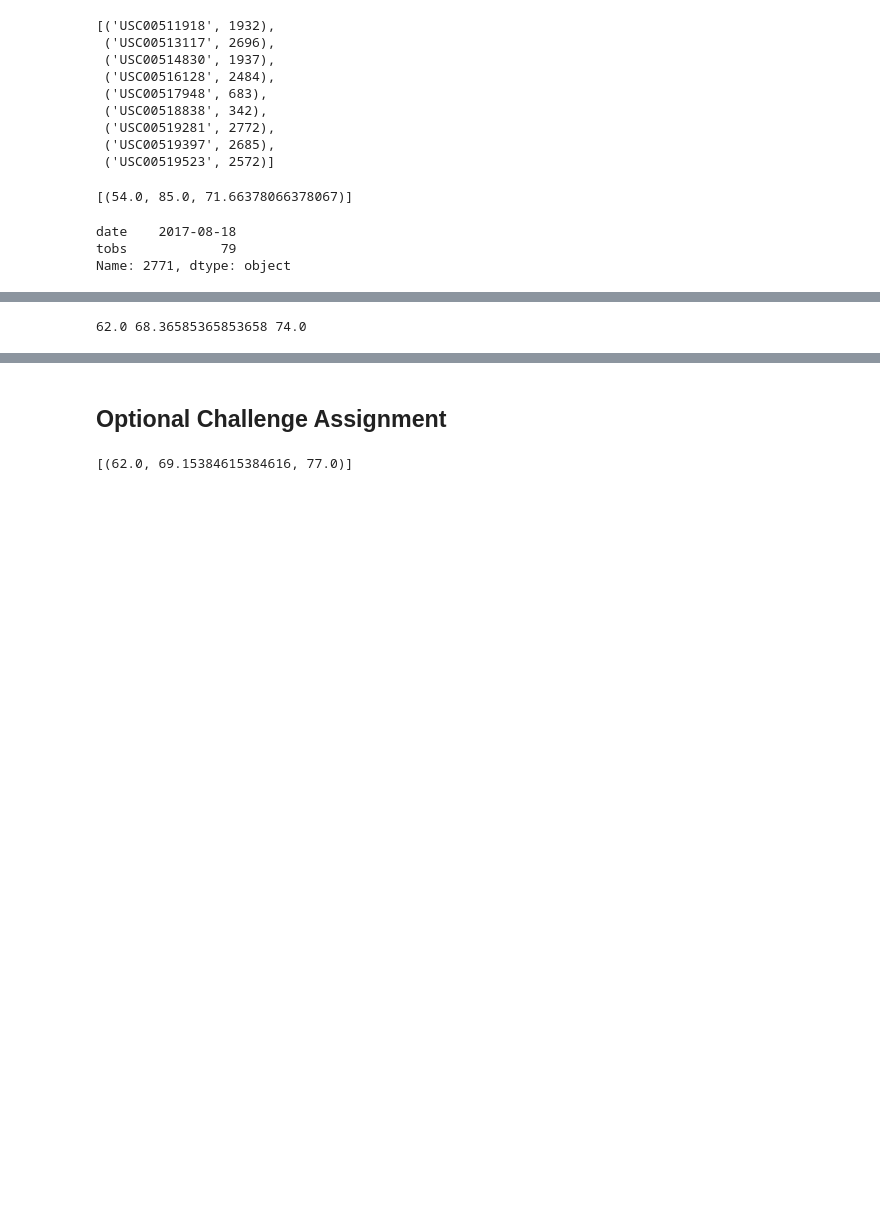
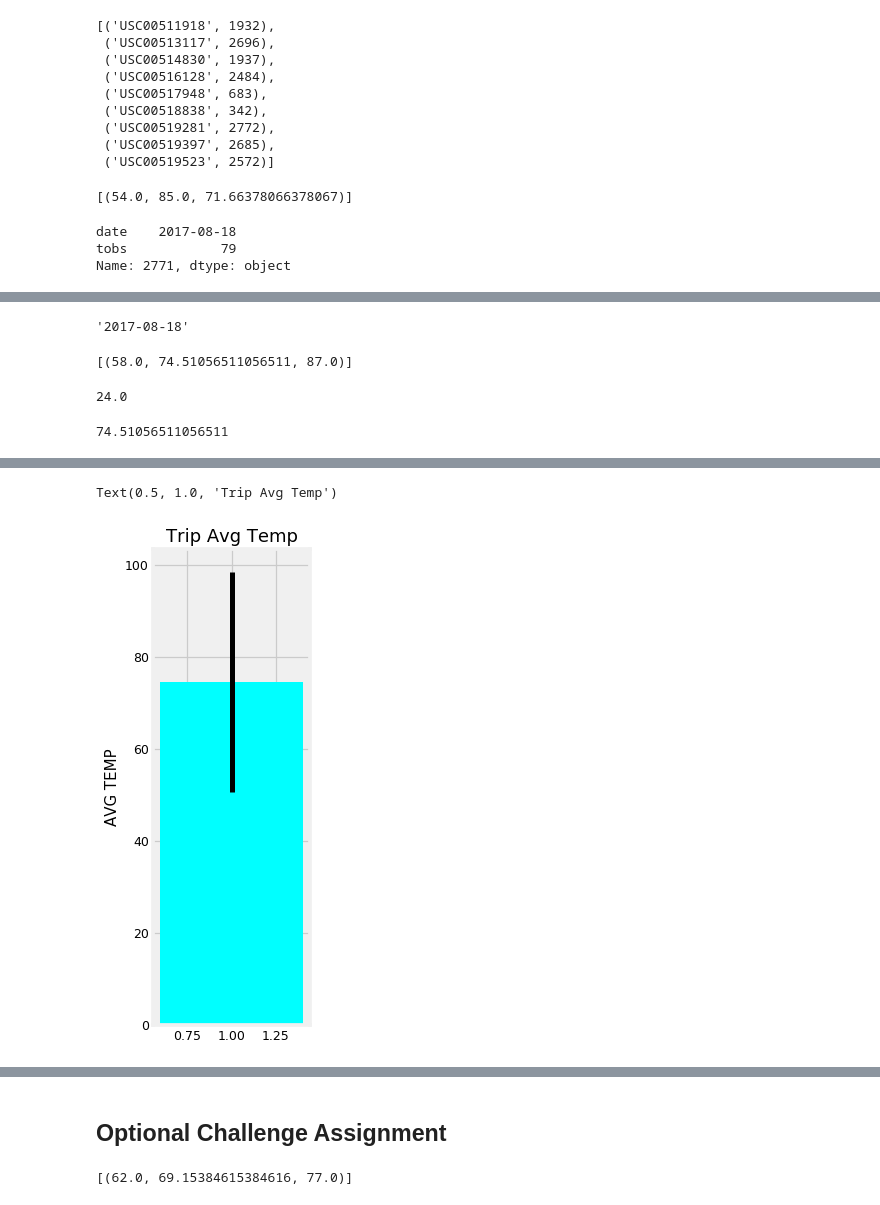
Before and after one commit to Ximepss2/sql-alchemy, a Jupyter notebook: climate_starter.ipynb, the cells around one changed output, grey strips where cells are left out. Saved outputs shown, nothing was run; the diff lists cells and outputs as text; code cells hidden in the pictures; blank space fills up the shorter version.

```diff
--- a/climate_starter.ipynb
+++ b/climate_starter.ipynb
@@ -216,11 +216,33 @@ print(calc_temps('2012-02-28', '2012-03-05'))
+# %%
+mdatos.loc[len(mdatos)-1,'date']
+# %% [output]
+'2017-08-18'
 # %%
 # Use your previous function `calc_temps` to calculate the tmin, tavg, and tmax
 # for your trip using the previous year's data for those same dates.
+print(calc_temps(mdatos.loc[0,'date'], mdatos.loc[len(mdatos)-1,'date']))
 # %% [output]
-62.0 68.36585365853658 74.0
+[(58.0, 74.51056511056511, 87.0)]
+# %%
+error = max(mdatos.tobs)-min(mdatos.tobs)
+error
+# %% [output]
+24.0
+# %%
+x = len(calc_temps(mdatos.loc[0,'date'], mdatos.loc[len(mdatos)-1,'date']))
+y = 74.51056511056511
+# %% [output]
+74.51056511056511
 # %%
 # Plot the results from your previous query as a bar chart.
 # Use "Trip Avg Temp" as your Title
 # Use the average temperature for the y value
 # Use the peak-to-peak (tmax-tmin) value as the y error bar (yerr)
+w = 2
+h = 7
+d = 90
+plt.figure(figsize=(w, h), dpi=d)
+plt.bar(x ,y ,color = "cyan", yerr = error)
+plt.ylabel("AVG TEMP")
+plt.title("Trip Avg Temp")
 # %% [output]
@@ -229,3 +249,5 @@ print(calc_temps('2012-02-28', '2012-03-05'))
+Text(0.5, 1.0, 'Trip Avg Temp')
+[figure, added]
 # %%
 # Calculate the total amount of rainfall per weather station for your trip dates using the previous year's matching dates.
 # Sort this in descending order by precipitation amount and list the station, name, latitude, longitude, and elevation
```
Also changed, not shown: parts of 4 cells of this notebook.
